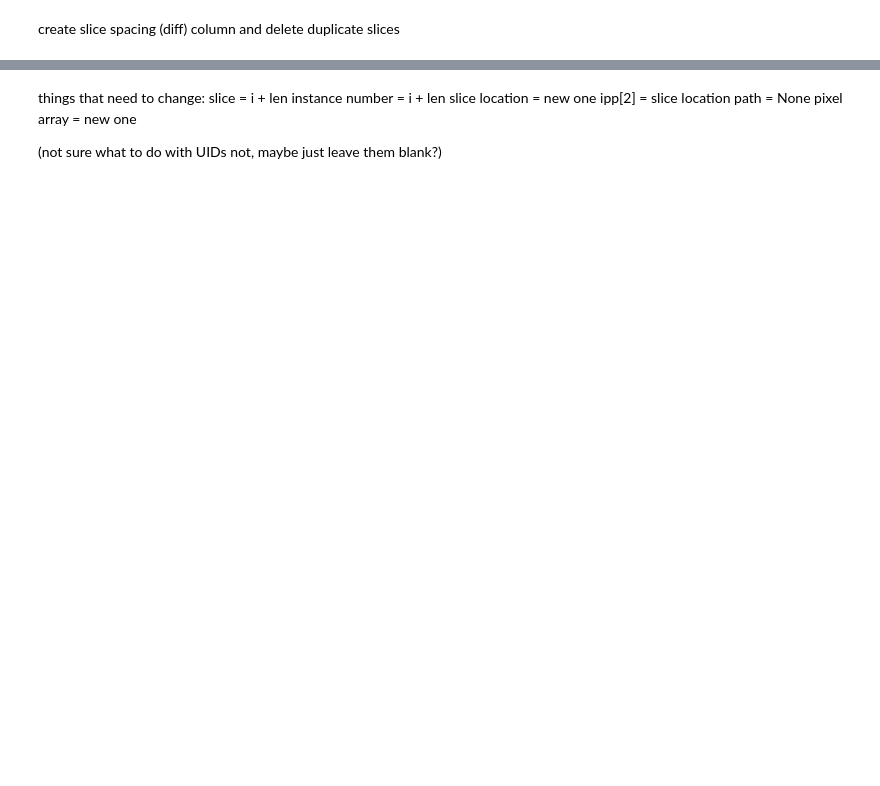
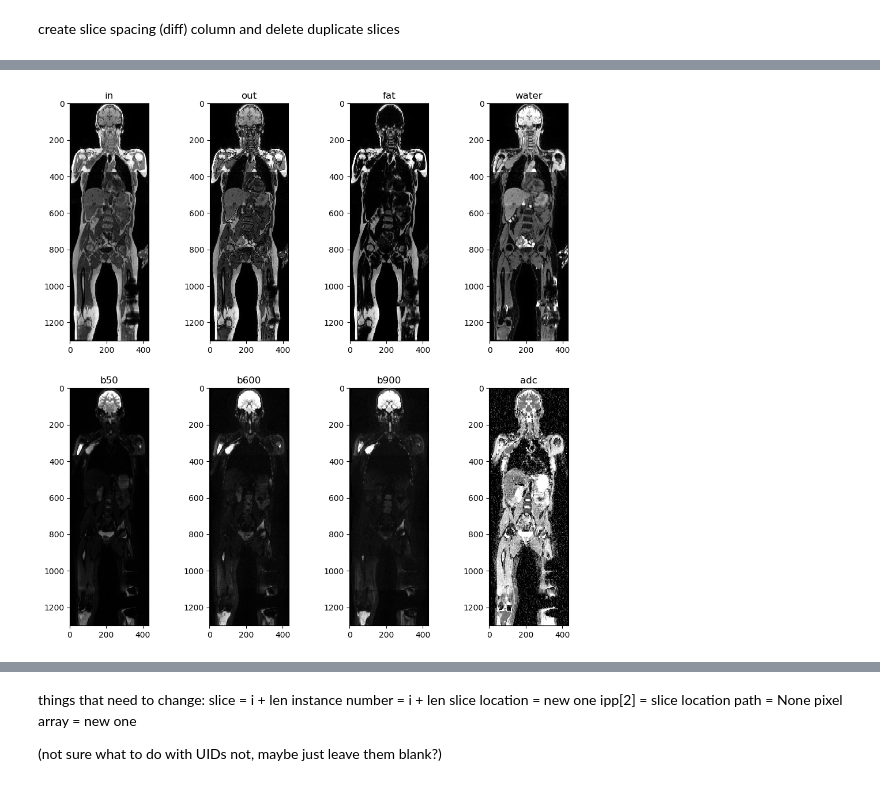
Before and after one commit to theo-barfoot/MALIMAR_data_cleaning, a Jupyter notebook: slice issue correction.ipynb, the cells around one changed output, grey strips where cells are left out. Cells and saved outputs as stored; diff of their text form; code cells hidden in the pictures; blank space fills up the shorter version.

Commit message:
slice correction working

```diff
--- a/slice issue correction.ipynb
+++ b/slice issue correction.ipynb
@@ -36,7 +38,7 @@ def load_sitk_image_volumes(paths, series_descriptions):
                     readers[g].append(reader)
     return imgs, readers
 # %%
-imgs, readers = load_sitk_image_volumes(paths, series_descriptons)
+imgs, readers = load_sitk_image_volumes(paths, series_descriptions)
 # %% [output]
 --- Loading Image Volumes in SimpleITK ---
 "in" image volume loaded
@@ -172,2 +143,0 @@ load pixel data into dataframe:
-# %%
-df['PixelArray'] = df.Path.apply(lambda x: pydicom.dcmread(x).pixel_array)
@@ -184,8 +144,2 @@ df.head()
 # %% [markdown]
 create slice spacing (diff) column and delete duplicate slices
-# %%
-for idx, df_select in df.groupby(['Sequence', 'Series']):
-    df.loc[idx, 'diff'] = df_select['SliceLocation'].diff().round(2)
-    df.loc[idx][df.loc[idx,'diff'] == 0]['Path'].apply(lambda x: os.remove(x))  # remove duplicates
-    print(idx, ' - Removed', len(df.loc[idx][df.loc[idx,'diff'] == 0]), 'duplicates')
-df = df[df['diff'] != 0]  # drop duplicate rows
@@ -255,0 +316,33 @@ for idx, df_select in df.groupby(['Sequence', 'Series']):
+# %%
+imgs = []
+readers = []
+print('--- Loading Image Volumes in SimpleITK ---')
+for g, group in enumerate(series_descriptions):
+    imgs.append([])
+    readers.append([])
+    for s, series in enumerate(group):
+        print('"' + series_descriptions[g][s] + '"', 'image volume loaded')
+        shape = df.loc[group_descriptions[g], series, 1][['Rows','Columns']].to_list()
+        shape = list(map(int, shape))
+        volume = df.loc[group_descriptions[g], series]['PixelArray'].values
+        volume = np.array([array.reshape(shape) for array in volume])
+        volume = np.flip(volume,0)
+        volume = volume.astype(np.int16)
+        img = sitk.GetImageFromArray(volume)
+        PixelSpacing = ast.literal_eval(df.loc[group_descriptions[g], series, 1]['PixelSpacing'])
+        PixelSpacing.append(st)
+        img.SetSpacing(PixelSpacing)
+        try:
+            Origin = ast.literal_eval(df.loc[group_descriptions[g], series].iloc[-1]['ImagePositionPatient'])
+        except ValueError:
+            Origin = df.loc[group_descriptions[g], series].iloc[-1]['ImagePositionPatient']
+        img.SetOrigin(Origin)
+        imgs[g].append(img)
+
+        template_dcm_paths = list(df.loc[idx][df.loc[idx, 'Path'] != 'no path'].iloc[:2].Path)
+        reader = sitk.ImageSeriesReader()
+        reader.SetFileNames(list(template_dcm_paths))
+        reader.MetaDataDictionaryArrayUpdateOn()
+        reader.LoadPrivateTagsOn()
+        _ = reader.Execute()
+        readers[g].append(reader)
@@ -255,0 +359,4 @@ for idx, df_select in df.groupby(['Sequence', 'Series']):
+# %%
+myshow2(imgs, series_descriptions)
+# %% [output]
+[figure, added]
```
Also changed, not shown: parts of 68 cells of this notebook, 4 other files.
